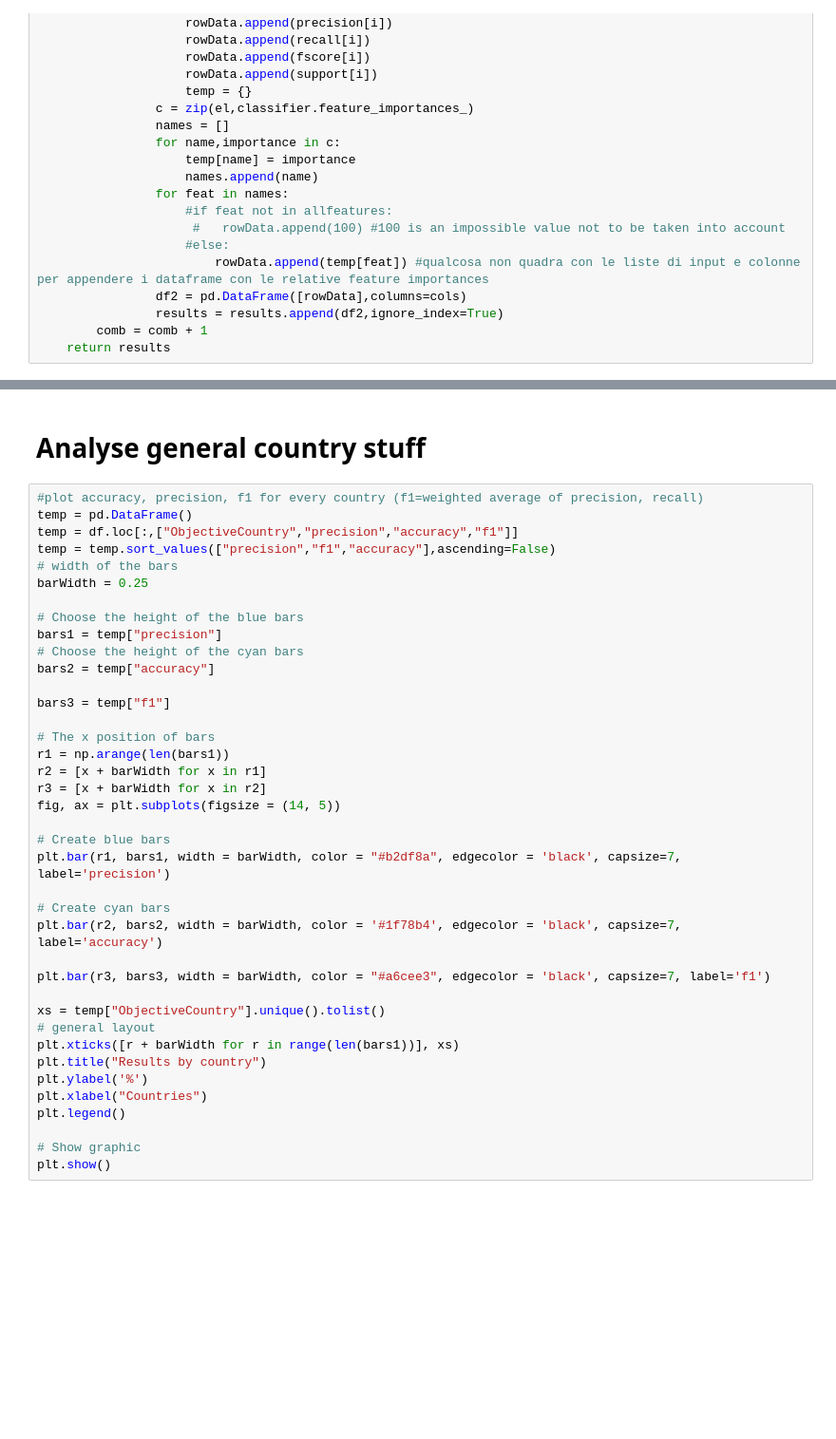
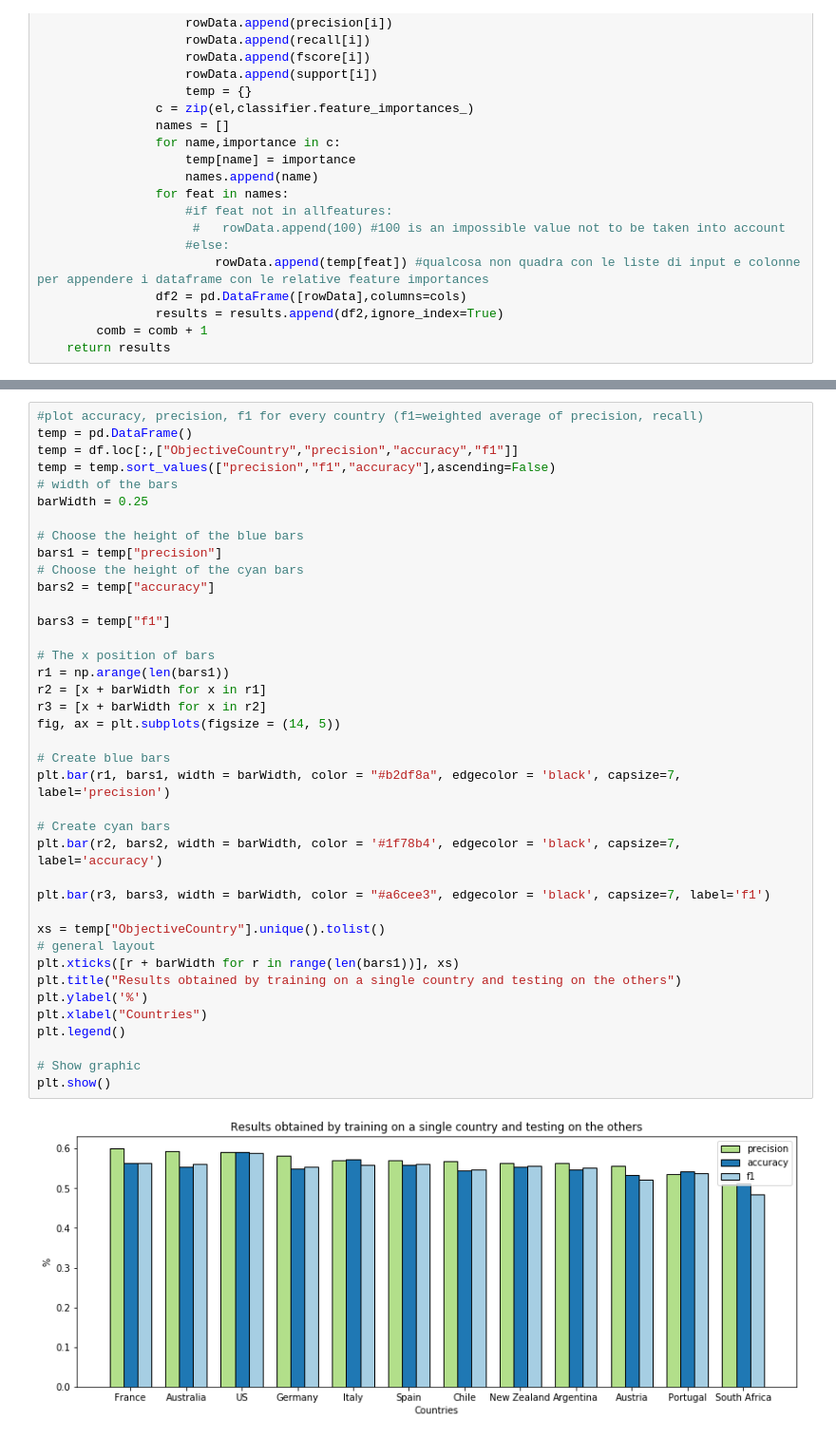
Before and after one commit to Gneur11/bdaFinalMIo, a Jupyter notebook: ClassifierAnalysis.ipynb, the cells around one changed output, grey strips where cells are left out. Shown at 95% size. Cells and saved outputs as stored; diff of their text form; blank space fills up the shorter version.

Commit message:
deeper analysis of training on single country

```diff
--- a/ClassifierAnalysis.ipynb
+++ b/ClassifierAnalysis.ipynb
@@ -1089,5 +1314,3 @@ df
-# %% [markdown]
-# Analyse general country stuff
 # %%
 #plot accuracy, precision, f1 for every country (f1=weighted average of precision, recall)
 temp = pd.DataFrame()
@@ -1099,34 +1322,36 @@ barWidth = 0.25
 # Choose the height of the blue bars
 bars1 = temp["precision"]
 # Choose the height of the cyan bars
 bars2 = temp["accuracy"]
 
 bars3 = temp["f1"]
 
 # The x position of bars
 r1 = np.arange(len(bars1))
 r2 = [x + barWidth for x in r1]
 r3 = [x + barWidth for x in r2]
 fig, ax = plt.subplots(figsize = (14, 5))
 
 # Create blue bars
 plt.bar(r1, bars1, width = barWidth, color = "#b2df8a", edgecolor = 'black', capsize=7, label='precision')
 
 # Create cyan bars
 plt.bar(r2, bars2, width = barWidth, color = '#1f78b4', edgecolor = 'black', capsize=7, label='accuracy')
 
 plt.bar(r3, bars3, width = barWidth, color = "#a6cee3", edgecolor = 'black', capsize=7, label='f1')
 
 xs = temp["ObjectiveCountry"].unique().tolist()
 # general layout
 plt.xticks([r + barWidth for r in range(len(bars1))], xs)
-plt.title("Results by country")
+plt.title("Results obtained by training on a single country and testing on the others")
 plt.ylabel('%')
 plt.xlabel("Countries")
 plt.legend()
 
 # Show graphic
 plt.show()
+# %% [output]
+[figure, added]
 # %%
 
 #plot f1 by category predicted
```
Also changed, not shown: parts of 22 cells of this notebook.
